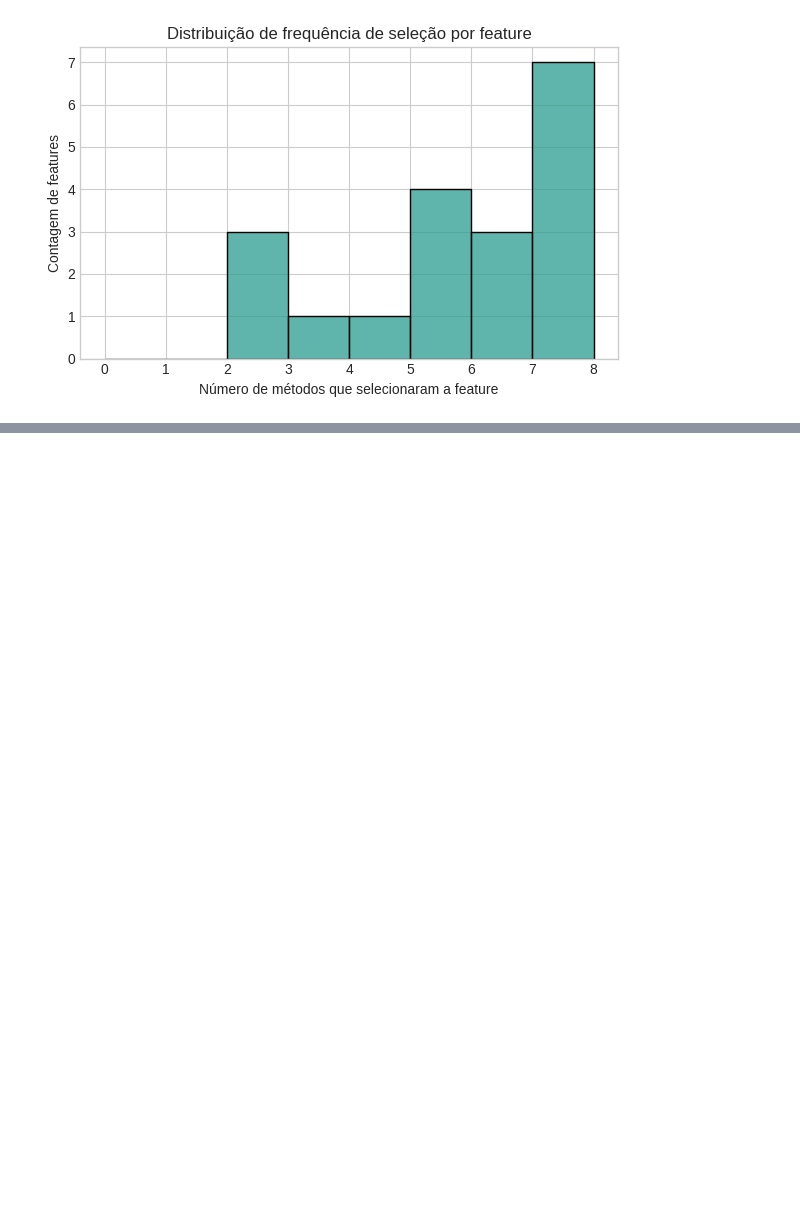
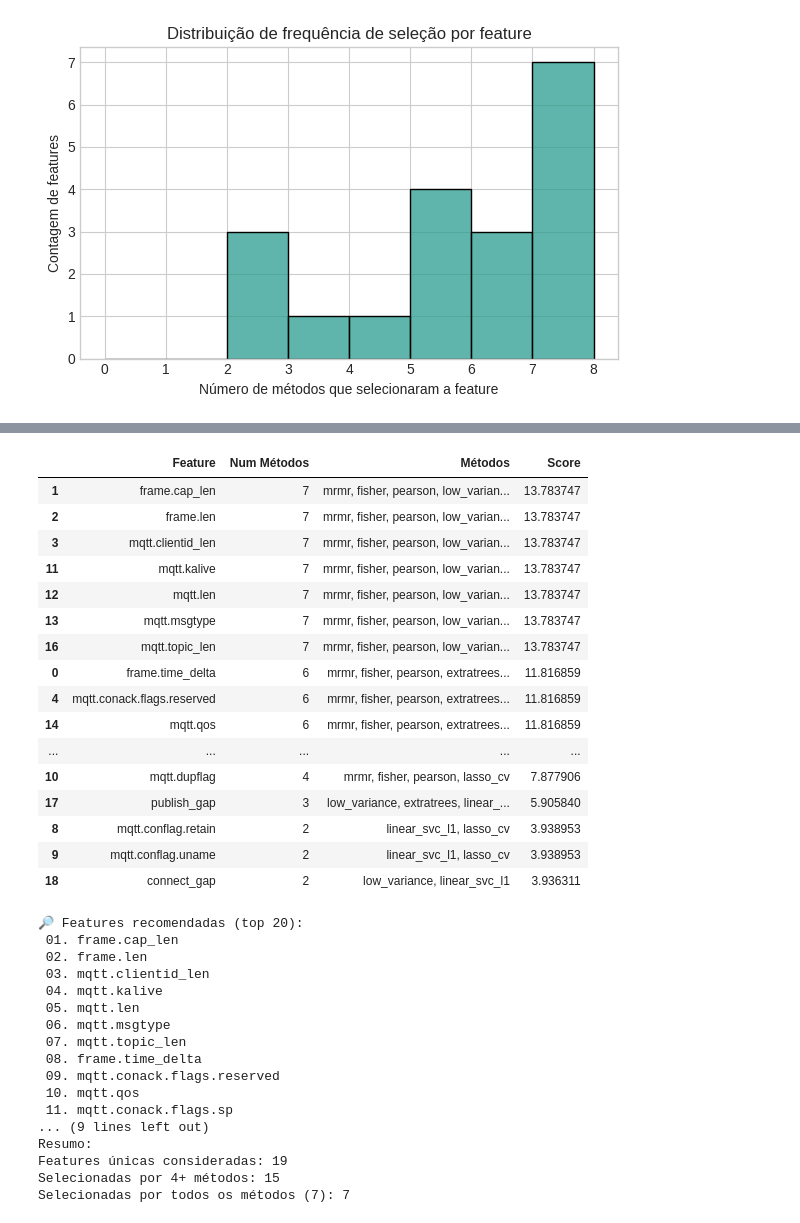
Before and after one commit to William-SWS/mqtt_under_attack, a Jupyter notebook: notebooks/model_training.ipynb, the cells around one changed output, grey strips where cells are left out. Drawn from its saved outputs; the diff is of its cells as text; code cells hidden in the pictures; blank space fills up the shorter version.

```diff
--- a/notebooks/model_training.ipynb
+++ b/notebooks/model_training.ipynb
@@ -1419,0 +1423,79 @@ Name: times_selected, dtype: int64
+# %%
+# Recomendar features combinando consenso e performance
+selectors = {
+    "mrmr": globals().get('mrmr_selected_features', globals().get('mrmr_selected', [])),
+    "fisher": globals().get('fisher_selected', []),
+    "pearson": globals().get('pearson_selected', []),
+    "low_variance": globals().get('features_mantidas', []),
+    "extratrees": globals().get('extratree_selected', []),
+    "linear_svc_l1": globals().get('svc_selected', []),
+    "lasso_cv": globals().get('lasso_selected', [])
+}
+selectors = {k: v for k, v in selectors.items() if v}
+if 'results_df' not in globals():
+    print("results_df não encontrado; execute a avaliação antes desta célula.")
+elif not selectors:
+    print("Nenhum conjunto de features encontrado; execute as seleções antes desta célula.")
+else:
+    acc_weights = {}
+    best_per_set = results_df.loc[results_df.groupby('feature_set')["accuracy"].idxmax()]
+    for _, row in best_per_set.iterrows():
+        acc_weights[row['feature_set']] = row['accuracy']
+    rows = []
+    num_methods = len(selectors)
+    for feat in X.columns:
+        methods_hit = [m for m, feats in selectors.items() if feat in feats]
+        if not methods_hit:
+            continue
+        weight = sum(acc_weights.get(m, acc_weights.get(m.lower(), 0)) for m in methods_hit)
+        rows.append({
+            "Feature": feat,
+            "Num Métodos": len(methods_hit),
+            "Métodos": ", ".join(methods_hit),
+            "Score": len(methods_hit) + weight
+        })
+    ranked = pd.DataFrame(rows).sort_values(["Score", "Num Métodos", "Feature"], ascending=[False, False, True])
+    display(ranked.head(30))
+    recommended = ranked.head(20)["Feature"].tolist()
+    print("\n🔎 Features recomendadas (top 20):")
+    for i, f in enumerate(recommended, 1):
+        print(f" {i:02d}. {f}")
+    print("\nResumo:")
+    print(f"Features únicas consideradas: {len(ranked)}")
+    print(f"Selecionadas por 4+ métodos: {(ranked['Num Métodos'] >= 4).sum()}")
+    print(f"Selecionadas por todos os métodos ({num_methods}): {(ranked['Num Métodos'] == num_methods).sum()}")
+# %% [output]
+|  | Feature | Num Métodos | Métodos | Score |
+| 1 | frame.cap_len | 7 | mrmr, fisher, pearson, low_varian... | 13.783747 |
+| 2 | frame.len | 7 | mrmr, fisher, pearson, low_varian... | 13.783747 |
+| 3 | mqtt.clientid_len | 7 | mrmr, fisher, pearson, low_varian... | 13.783747 |
+| 11 | mqtt.kalive | 7 | mrmr, fisher, pearson, low_varian... | 13.783747 |
+| 12 | mqtt.len | 7 | mrmr, fisher, pearson, low_varian... | 13.783747 |
+| 13 | mqtt.msgtype | 7 | mrmr, fisher, pearson, low_varian... | 13.783747 |
+| 16 | mqtt.topic_len | 7 | mrmr, fisher, pearson, low_varian... | 13.783747 |
+| 0 | frame.time_delta | 6 | mrmr, fisher, pearson, extratrees... | 11.816859 |
+| 4 | mqtt.conack.flags.reserved | 6 | mrmr, fisher, pearson, extratrees... | 11.816859 |
+| 14 | mqtt.qos | 6 | mrmr, fisher, pearson, extratrees... | 11.816859 |
+| ... | ... | ... | ... | ... |
+| 10 | mqtt.dupflag | 4 | mrmr, fisher, pearson, lasso_cv | 7.877906 |
+| 17 | publish_gap | 3 | low_variance, extratrees, linear_... | 5.905840 |
+| 8 | mqtt.conflag.retain | 2 | linear_svc_l1, lasso_cv | 3.938953 |
+| 9 | mqtt.conflag.uname | 2 | linear_svc_l1, lasso_cv | 3.938953 |
+| 18 | connect_gap | 2 | low_variance, linear_svc_l1 | 3.936311 |
+🔎 Features recomendadas (top 20):
+ 01. frame.cap_len
+ 02. frame.len
+ 03. mqtt.clientid_len
+ 04. mqtt.kalive
+ 05. mqtt.len
+ 06. mqtt.msgtype
+ 07. mqtt.topic_len
+ 08. frame.time_delta
+ 09. mqtt.conack.flags.reserved
+ 10. mqtt.qos
+ 11. mqtt.conack.flags.sp
+... (9 lines left out)
+Resumo:
+Features únicas consideradas: 19
+Selecionadas por 4+ métodos: 15
+Selecionadas por todos os métodos (7): 7
```
Also changed, not shown: parts of 1 cell of this notebook, 1 other file.
